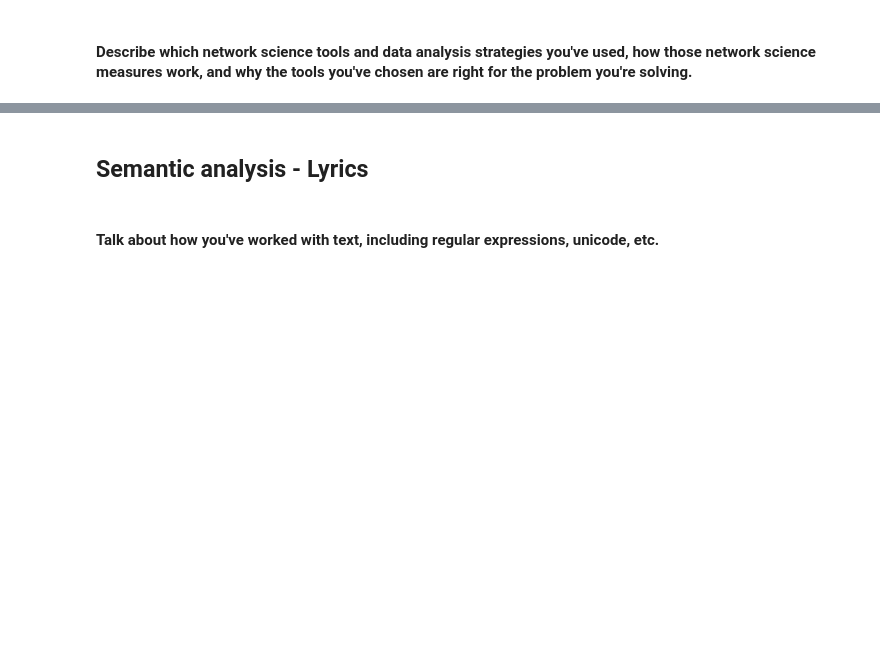
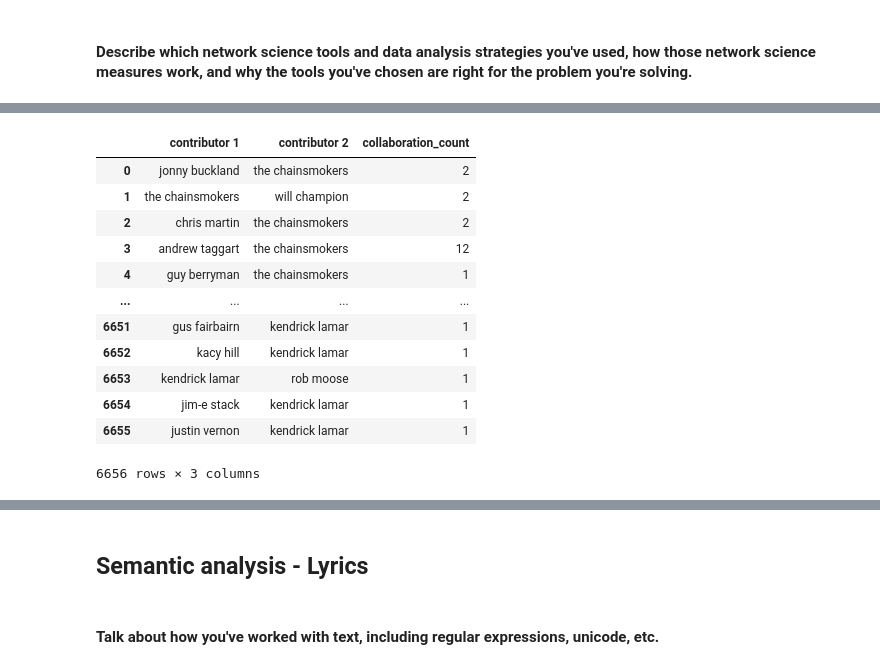
Before and after one commit to claralb2002/CSS-Final-Project, a Jupyter notebook: Explainer_notebook.ipynb, the cells around one changed output, grey strips where cells are left out. Cells and saved outputs as stored; diff of their text form; code cells hidden in the pictures; blank space fills up the shorter version.

```diff
--- a/Explainer_notebook.ipynb
+++ b/Explainer_notebook.ipynb
@@ -548,0 +549,54 @@ Name: count, Length: 4564, dtype: int64
+# %%
+def safe_parse(value):
+    try:
+        parsed = ast.literal_eval(value)
+        return parsed if isinstance(parsed, list) else [parsed]
+    except:
+        return [value]
+
+
+#Explode songwriters column
+df['songwriters'] = df['songwriters'].apply(safe_parse)
+df = df.explode('songwriters').reset_index(drop=True)
+# %%
+# Add All_contributors column combining songwriters and artist
+df['All_contributors'] = df.apply(lambda row: [row['Artist'],row['songwriters']], axis=1)
+# %%
+# Initialize counter
+collab_counter = Counter()
+
+# Iterate through each list of contributors
+for contributor_list in df['All_contributors']:
+    if isinstance(contributor_list, list):
+        # Filter out non-strings and normalize
+        cleaned = [str(c).strip().lower() for c in contributor_list if isinstance(c, str)]
+        for pair in combinations(sorted(set(cleaned)), 2):
+            collab_counter[pair] += 1
+
+# Convert to DataFrame
+collab_df = pd.DataFrame(collab_counter.items(), columns=['contributor_pair', 'collaboration_count'])
+
+# Split tuple into two columns
+collab_df[['contributor 1', 'contributor 2']] = pd.DataFrame(collab_df['contributor_pair'].tolist(), index=collab_df.index)
+
+# Drop the tuple column
+collab_df.drop(columns=['contributor_pair'], inplace=True)
+
+# Optional: Reorder columns
+collab_df = collab_df[['contributor 1', 'contributor 2', 'collaboration_count']]
+# %%
+collab_df
+# %% [output]
+|  | contributor 1 | contributor 2 | collaboration_count |
+| 0 | jonny buckland | the chainsmokers | 2 |
+| 1 | the chainsmokers | will champion | 2 |
+| 2 | chris martin | the chainsmokers | 2 |
+| 3 | andrew taggart | the chainsmokers | 12 |
+| 4 | guy berryman | the chainsmokers | 1 |
+| ... | ... | ... | ... |
+| 6651 | gus fairbairn | kendrick lamar | 1 |
+| 6652 | kacy hill | kendrick lamar | 1 |
+| 6653 | kendrick lamar | rob moose | 1 |
+| 6654 | jim‐e stack | kendrick lamar | 1 |
+| 6655 | justin vernon | kendrick lamar | 1 |
+6656 rows × 3 columns
```
Also changed, not shown: parts of 28 cells of this notebook, 1 other file.
